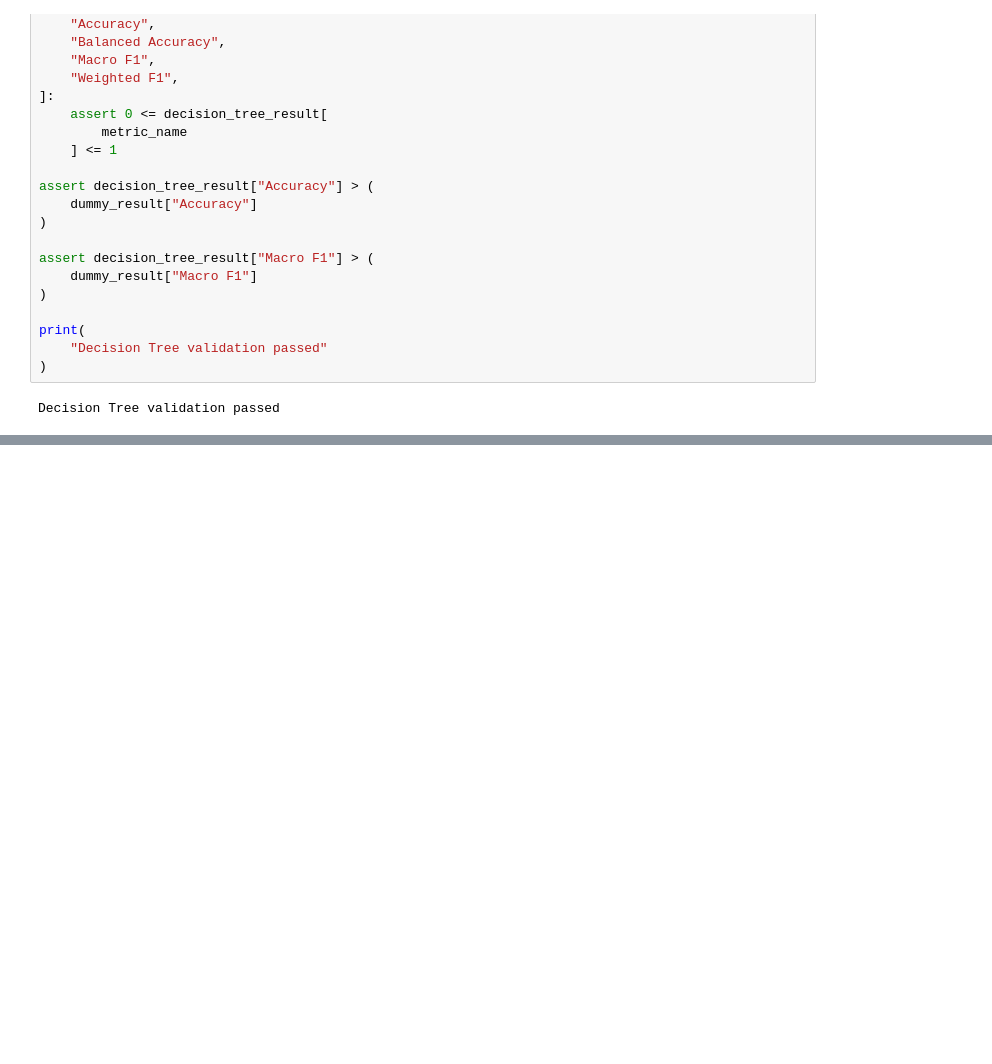
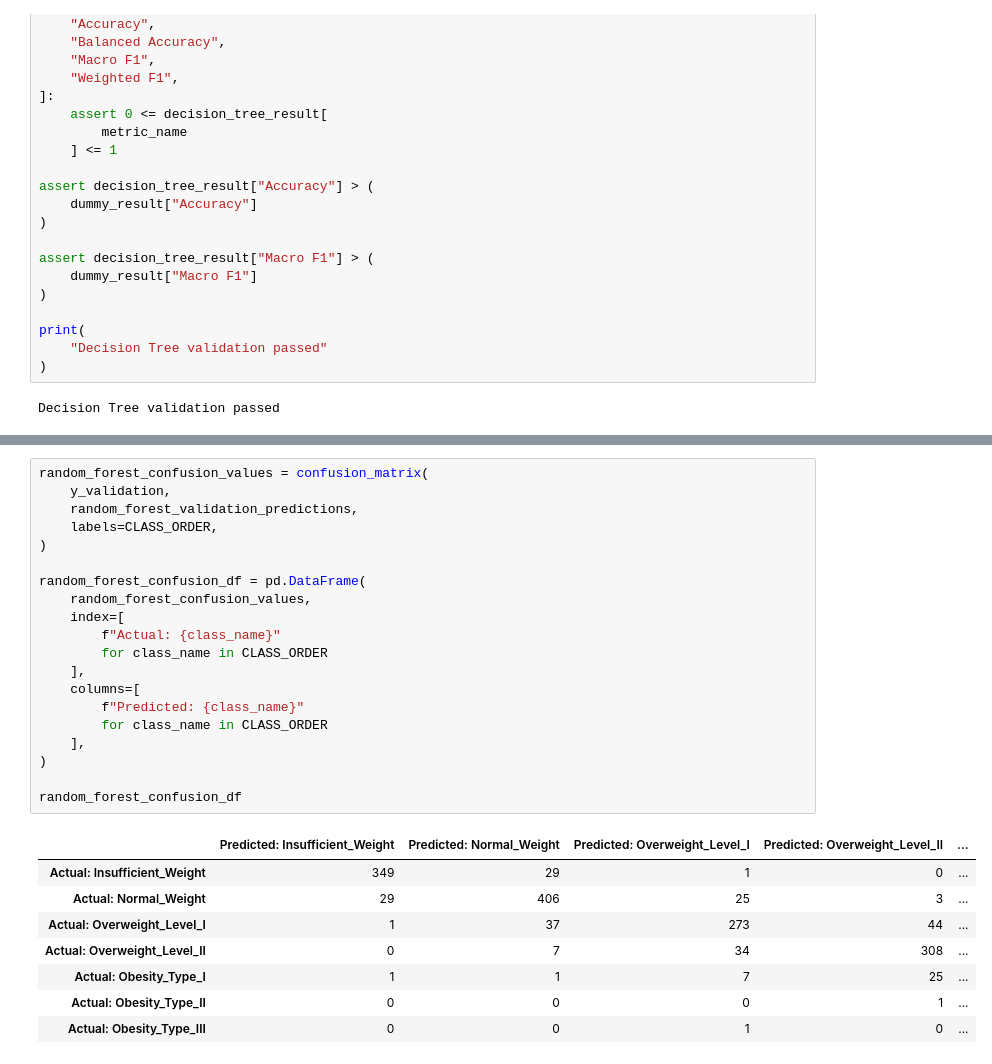
Before and after one commit to SMCodeX7/Obesity-Risk-Intelligence-System, a Jupyter notebook: notebooks/04_baseline_models.ipynb, the cells around one changed output, grey strips where cells are left out. Drawn from its saved outputs; the diff is of its cells as text; blank space fills up the shorter version.

```diff
--- a/notebooks/04_baseline_models.ipynb
+++ b/notebooks/04_baseline_models.ipynb
@@ -1394,0 +1702,29 @@ Decision Tree validation passed
+# %%
+random_forest_confusion_values = confusion_matrix(
+    y_validation,
+    random_forest_validation_predictions,
+    labels=CLASS_ORDER,
+)
+
+random_forest_confusion_df = pd.DataFrame(
+    random_forest_confusion_values,
+    index=[
+        f"Actual: {class_name}"
+        for class_name in CLASS_ORDER
+    ],
+    columns=[
+        f"Predicted: {class_name}"
+        for class_name in CLASS_ORDER
+    ],
+)
+
+random_forest_confusion_df
+# %% [output]
+|  | Predicted: Insufficient_Weight | Predicted: Normal_Weight | Predicted: Overweight_Level_I | Predicted: Overweight_Level_II | ... |
+| Actual: Insufficient_Weight | 349 | 29 | 1 | 0 | ... |
+| Actual: Normal_Weight | 29 | 406 | 25 | 3 | ... |
+| Actual: Overweight_Level_I | 1 | 37 | 273 | 44 | ... |
+| Actual: Overweight_Level_II | 0 | 7 | 34 | 308 | ... |
+| Actual: Obesity_Type_I | 1 | 1 | 7 | 25 | ... |
+| Actual: Obesity_Type_II | 0 | 0 | 0 | 1 | ... |
+| Actual: Obesity_Type_III | 0 | 0 | 1 | 0 | ... |
```
Also changed, not shown: parts of 21 cells of this notebook.
